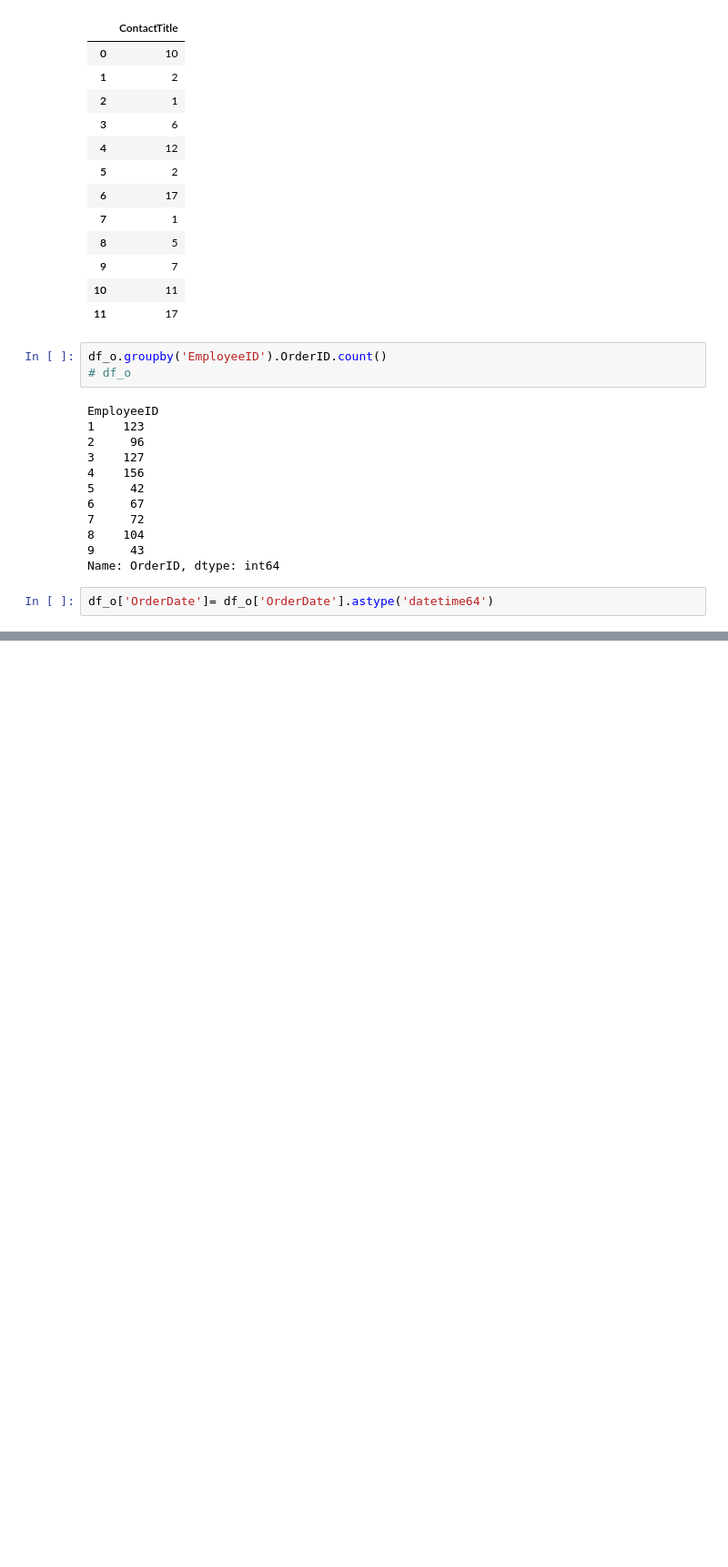
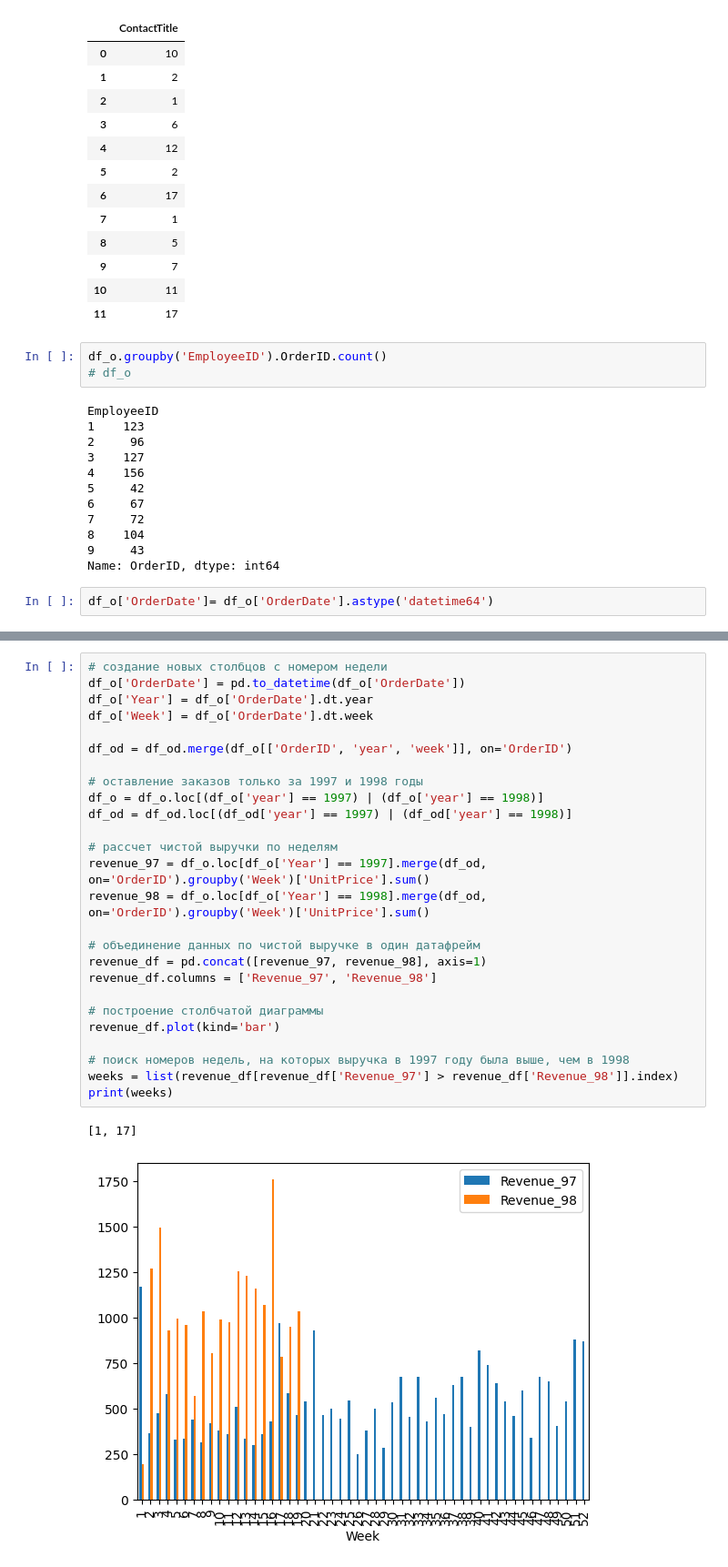
Before and after one commit to Sinrez/PythonProjects, a Jupyter notebook: pandas_stepic.ipynb, the cells around one changed output, grey strips where cells are left out. Shown: that part at 91% size. Saved outputs shown, nothing was run; the diff lists cells and outputs as text; blank space fills up the shorter version.

```diff
--- a/pandas_stepic.ipynb
+++ b/pandas_stepic.ipynb
@@ -494,0 +769,29 @@ df_o['OrderDate']= df_o['OrderDate'].astype('datetime64')
+# %%
+# создание новых столбцов с номером недели
+df_o['OrderDate'] = pd.to_datetime(df_o['OrderDate'])
+df_o['Year'] = df_o['OrderDate'].dt.year
+df_o['Week'] = df_o['OrderDate'].dt.week
+
+df_od = df_od.merge(df_o[['OrderID', 'year', 'week']], on='OrderID')
+
+# оставление заказов только за 1997 и 1998 годы
+df_o = df_o.loc[(df_o['year'] == 1997) | (df_o['year'] == 1998)]
+df_od = df_od.loc[(df_od['year'] == 1997) | (df_od['year'] == 1998)]
+
+# рассчет чистой выручки по неделям
+revenue_97 = df_o.loc[df_o['Year'] == 1997].merge(df_od, on='OrderID').groupby('Week')['UnitPrice'].sum()
+revenue_98 = df_o.loc[df_o['Year'] == 1998].merge(df_od, on='OrderID').groupby('Week')['UnitPrice'].sum()
+
+# объединение данных по чистой выручке в один датафрейм
+revenue_df = pd.concat([revenue_97, revenue_98], axis=1)
+revenue_df.columns = ['Revenue_97', 'Revenue_98']
+
+# построение столбчатой диаграммы
+revenue_df.plot(kind='bar')
+
+# поиск номеров недель, на которых выручка в 1997 году была выше, чем в 1998
+weeks = list(revenue_df[revenue_df['Revenue_97'] > revenue_df['Revenue_98']].index)
+print(weeks)
+# %% [output]
+[1, 17]
+[figure, added]
```
Also changed, not shown: parts of 26 cells of this notebook.
